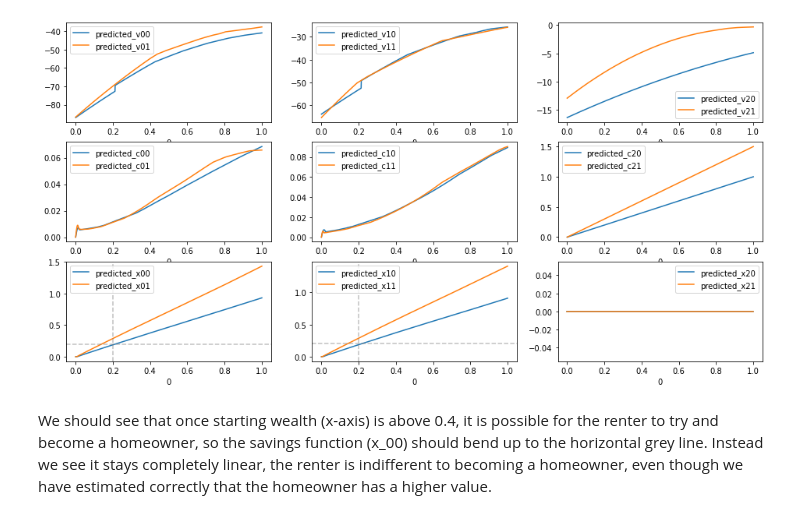
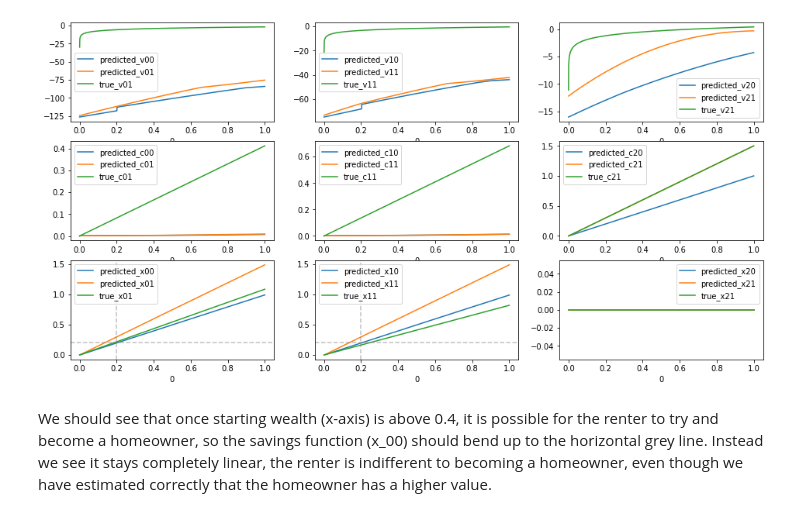
Before and after one commit to e-hall-hoffarth/hetero_simulation, a Jupyter notebook: share/notebooks/original_idea.ipynb, the cells around one changed output. Cells and saved outputs as stored; diff of their text form; code cells hidden in the pictures.

```diff
--- a/share/notebooks/original_idea.ipynb
+++ b/share/notebooks/original_idea.ipynb
@@ -175,16 +199,16 @@ def training_loop(X, T, O, opt_state, opt_update, get_params, W=jnp.diag(jnp.one
 
     return opt_state, best_opt_state
 # %%
-opt_init, opt_update, get_params = optimizer(step_size=1e-1)
+opt_init, opt_update, get_params = optimizer(step_size=1e-2)
 init_opt_state = opt_init(params0)
 X = jnp.linspace(1e-5, 1., 1000)
-T = jnp.concatenate((jnp.zeros(333), jnp.ones(333), 2 * jnp.ones(334)))
+T = jax.nn.one_hot(jnp.concatenate((jnp.zeros(333), jnp.ones(333), 2 * jnp.ones(334))), 4)
 O = jnp.concatenate((jnp.zeros(500), jnp.ones(500)))
-W = jnp.diag(jnp.array([1e-1, 1., 1e-1]))
+W = jnp.diag(jnp.array([1., 1., 1.]))
 if 'best_opt_state' not in globals():
     opt_state = init_opt_state
 else:
     opt_state = best_opt_state
 
-current_opt_state, best_opt_state = training_loop(X, T, O, opt_state, opt_update, get_params, W=W, max_iter=10000)
+current_opt_state, best_opt_state = training_loop(X, T, O, init_opt_state, opt_update, get_params, W=W, max_iter=20000)
 # %% [output]
@@ -264,6 +305,0 @@ for ax in axes.flatten()[6:8]:
-# %%
-fig, ax = plt.subplots(1, 1, figsize=(16, 8))
-df['lin'] = jnp.linspace(1e-5, 1, 1000)
-df.plot(y=['predicted_x00', 'predicted_x01', 'lin'], ax=ax)
-ax.axhline(y=MIN_DP, color='grey', linestyle='--', alpha=0.5)
-ax.axvline(x=MIN_DP, color='grey', linestyle='--', alpha=0.5)
@@ -273,59 +306,77 @@ ax.axvline(x=MIN_DP, color='grey', linestyle='--', alpha=0.5)
 # %%
 params = get_params(current_opt_state)
 
-init00 = jax.vmap(neural_network, in_axes=(None, 0, None, None))(params0, X, 0., 0.)
-pred00 = jax.vmap(neural_network, in_axes=(None, 0, None, None))(params, X, 0., 0.)
+init00 = jax.vmap(neural_network, in_axes=(None, 0, None, None))(params0, X, jnp.array([1., 0., 0., 0.]), 0.)
+pred00 = jax.vmap(neural_network, in_axes=(None, 0, None, None))(params, X, jnp.array([1., 0., 0., 0.]), 0.)
 
-init10 = jax.vmap(neural_network, in_axes=(None, 0, None, None))(params0, X, 1., 0.)
-pred10 = jax.vmap(neural_network, in_axes=(None, 0, None, None))(params, X, 1., 0.)
+init10 = jax.vmap(neural_network, in_axes=(None, 0, None, None))(params0, X, jnp.array([0., 1., 0., 0.]), 0.)
+pred10 = jax.vmap(neural_network, in_axes=(None, 0, None, None))(params, X, jnp.array([0., 1., 0., 0.]), 0.)
 
-init20 = jax.vmap(neural_network, in_axes=(None, 0, None, None))(params0, X, 2., 0.)
-pred20 = jax.vmap(neural_network, in_axes=(None, 0, None, None))(params, X, 2., 0.)
+init20 = jax.vmap(neural_network, in_axes=(None, 0, None, None))(params0, X, jnp.array([0., 0., 1., 0.]), 0.)
+pred20 = jax.vmap(neural_network, in_axes=(None, 0, None, None))(params, X, jnp.array([0., 0., 1., 0.]), 0.)
 
-init01 = jax.vmap(neural_network, in_axes=(None, 0, None, None))(params0, X, 0., 1.)
-pred01 = jax.vmap(neural_network, in_axes=(None, 0, None, None))(params, X, 0., 1.)
+init01 = jax.vmap(neural_network, in_axes=(None, 0, None, None))(params0, X, jnp.array([1., 0., 0., 0.]), 1.)
+pred01 = jax.vmap(neural_network, in_axes=(None, 0, None, None))(params, X, jnp.array([1., 0., 0., 0.]), 1.)
+true01 = jax.vmap(OBJECTIVE_FN, in_axes=(0, None))(X, jnp.array([1., 0., 0., 0.]))
 
-init11 = jax.vmap(neural_network, in_axes=(None, 0, None, None))(params0, X, 1., 1.)
-pred11 = jax.vmap(neural_network, in_axes=(None, 0, None, None))(params, X, 1., 1.)
+init11 = jax.vmap(neural_network, in_axes=(None, 0, None, None))(params0, X, jnp.array([0., 1., 0., 0.]), 1.)
+pred11 = jax.vmap(neural_network, in_axes=(None, 0, None, None))(params, X, jnp.array([0., 1., 0., 0.]), 1.)
+true11 = jax.vmap(OBJECTIVE_FN, in_axes=(0, None))(X, jnp.array([0., 1., 0., 0.]))
 
-init21 = jax.vmap(neural_network, in_axes=(None, 0, None, None))(params0, X, 2., 1.)
-pred21 = jax.vmap(neural_network, in_axes=(None, 0, None, None))(params, X, 2., 1.)
+init21 = jax.vmap(neural_network, in_axes=(None, 0, None, None))(params0, X, jnp.array([0., 0., 1., 0.]), 1.)
+pred21 = jax.vmap(neural_network, in_axes=(None, 0, None, None))(params, X, jnp.array([0., 0., 1., 0.]), 1.)
+true21 = jax.vmap(OBJECTIVE_FN, in_axes=(0, None))(X, jnp.array([0., 0., 1., 0.]))
+
 
 df = pd.DataFrame(jnp.concatenate((X.reshape(-1, 1),
                                    init00, pred00, init10, pred10, init20, pred20,
-                                   init01, pred01, init11, pred11, init21, pred21),
+                                   init01, pred01, init11, pred11, init21, pred21,
+                                   true01, true11, true21),
                                   axis=1)).set_index(0)
 df.columns = ['initial_v00', 'initial_c00', 'initial_x00', 'initial_o10', 'predicted_v00', 'predicted_c00', 'predicted_x00', 'predicted_o10',
               'initial_v10', 'initial_c10', 'initial_x10', 'initial_o20', 'predicted_v10', 'predicted_c10', 'predicted_x10', 'predicted_o20',
               'initial_v20', 'initial_c20', 'initial_x20', 'initial_o30', 'predicted_v20', 'predicted_c20', 'predicted_x20', 'predicted_o30',
               'initial_v01', 'initial_c01', 'initial_x00', 'initial_o11', 'predicted_v01', 'predicted_c01', 'predicted_x01', 'predicted_o11',
               'initial_v11', 'initial_c11', 'initial_x11', 'initial_o21', 'predicted_v11', 'predicted_c11', 'predicted_x11', 'predicted_o21',
-              'initial_v21', 'initial_c21', 'initial_x21', 'initial_o31', 'predicted_v21', 'predicted_c21', 'predicted_x21', 'predicted_o31']
+              'initial_v21', 'initial_c21', 'initial_x21', 'initial_o31', 'predicted_v21', 'predicted_c21', 'predicted_x21', 'predicted_o31',
+              'true_v01', 'true_c01', 'true_x01', 'true_011',
+              'true_v11', 'true_c11', 'true_x11', 'true_021',
+              'true_v21', 'true_c21', 'true_x21', 'true_031']
 
 fig, axes = plt.subplots(3, 3, figsize=(16, 8))
 df.plot(y=['predicted_v00'], ax=axes.flatten()[0])
 df.plot(y=['predicted_v10'], ax=axes.flatten()[1])
 df.plot(y=['predicted_v20'], ax=axes.flatten()[2])
 df.plot(y=['predicted_v01'], ax=axes.flatten()[0])
 df.plot(y=['predicted_v11'], ax=axes.flatten()[1])
 df.plot(y=['predicted_v21'], ax=axes.flatten()[2])
 df.plot(y=['predicted_c00'], ax=axes.flatten()[3])
 df.plot(y=['predicted_c10'], ax=axes.flatten()[4])
 df.plot(y=['predicted_c20'], ax=axes.flatten()[5])
 df.plot(y=['predicted_c01'], ax=axes.flatten()[3])
 df.plot(y=['predicted_c11'], ax=axes.flatten()[4])
 df.plot(y=['predicted_c21'], ax=axes.flatten()[5])
 df.plot(y=['predicted_x00'], ax=axes.flatten()[6])
 df.plot(y=['predicted_x10'], ax=axes.flatten()[7])
 df.plot(y=['predicted_x20'], ax=axes.flatten()[8])
 df.plot(y=['predicted_x01'], ax=axes.flatten()[6])
 df.plot(y=['predicted_x11'], ax=axes.flatten()[7])
 df.plot(y=['predicted_x21'], ax=axes.flatten()[8])
+df.plot(y=['true_v01'], ax=axes.flatten()[0])
+df.plot(y=['true_v11'], ax=axes.flatten()[1])
+df.plot(y=['true_v21'], ax=axes.flatten()[2])
+df.plot(y=['true_c01'], ax=axes.flatten()[3])
+df.plot(y=['true_c11'], ax=axes.flatten()[4])
+df.plot(y=['true_c21'], ax=axes.flatten()[5])
+df.plot(y=['true_x01'], ax=axes.flatten()[6])
+df.plot(y=['true_x11'], ax=axes.flatten()[7])
+df.plot(y=['true_x21'], ax=axes.flatten()[8])
+
 for ax in axes.flatten()[6:8]:
     ax.axhline(y=MIN_DP, color='grey', linestyle='--', alpha=0.5)
     ax.axvline(x=MIN_DP, color='grey', linestyle='--', alpha=0.5)
 # %% [output]
-[figure, old version]
+[figure, new version]
 # %% [markdown]
 We should see that once starting wealth (x-axis) is above 0.4, it is possible for the renter to try and become a homeowner, so the savings function (x_00) should bend up to the horizontal grey line. Instead we see it stays completely linear, the renter is indifferent to becoming a homeowner, even though we have estimated correctly that the homeowner has a higher value.
 # %%
```
Also changed, not shown: parts of 12 cells of this notebook, 9 other files.
